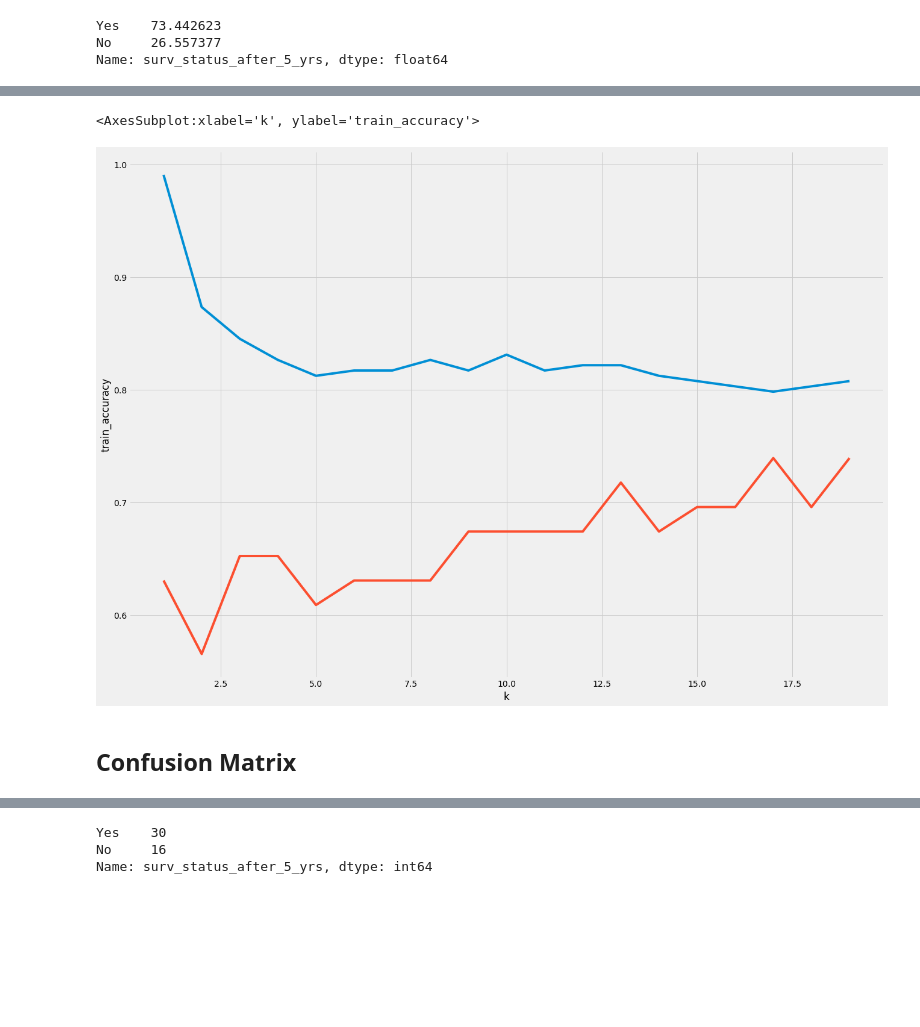
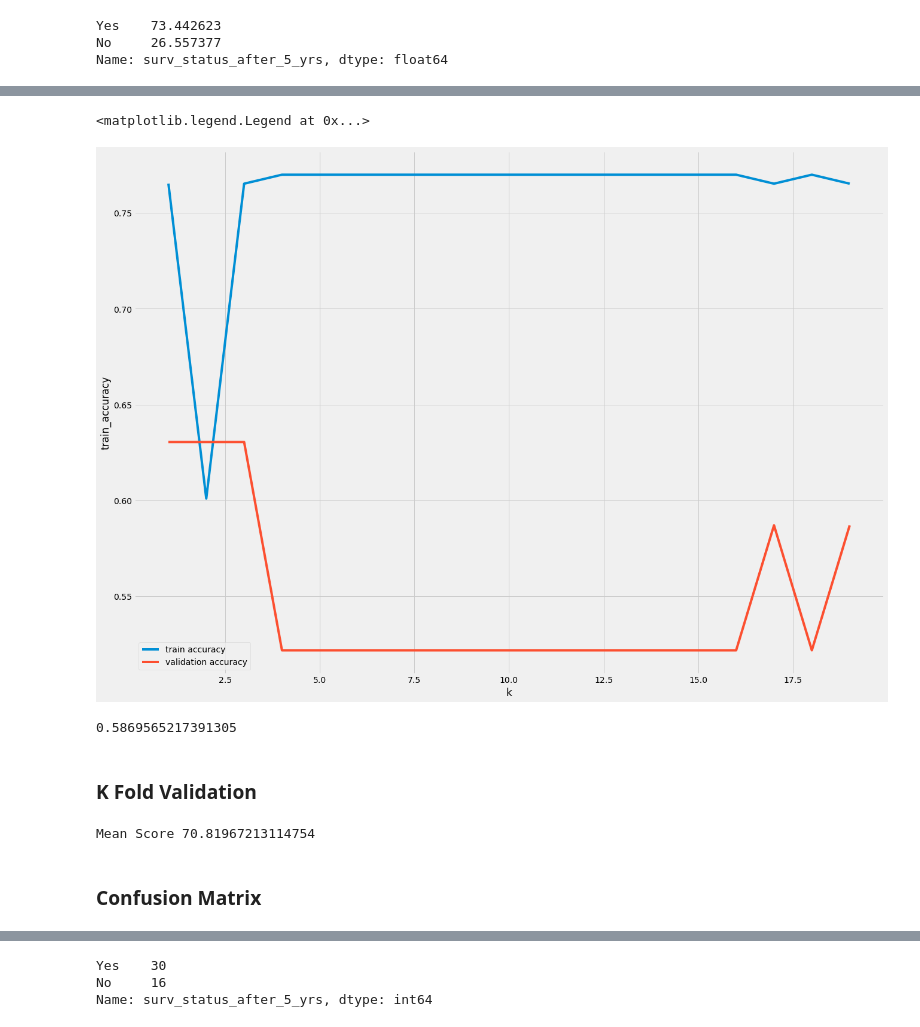
Before and after one commit to ash-captain26/Habermann-Survival, a Jupyter notebook: Habermann_survival.ipynb, the cells around one changed output, grey strips where cells are left out. Cells and saved outputs as stored; diff of their text form; code cells hidden in the pictures; blank space fills up the shorter version.

```diff
--- a/Habermann_survival.ipynb
+++ b/Habermann_survival.ipynb
@@ -492,0 +473,11 @@ plot_tree(model, max_depth=3, feature_names=X_n_train.columns, filled=True, roun
+# %%
+param_dict={'criterion':['gini','entropy'],
+           'max_depth':range(1,100)}
+from sklearn.model_selection import GridSearchCV
+from sklearn.metrics import accuracy_score
+from sklearn.tree import DecisionTreeClassifier
+model=DecisionTreeClassifier()
+model.fit(X_n,y)
+grid=GridSearchCV(model, param_grid=param_dict,cv=5)
+grid.fit(X_n,y)
+print("Best values for Hyper parameter :",grid.best_params_)
@@ -506,7 +561,7 @@ y=cancer_df['surv_status_after_5_yrs']
 # %%
 from sklearn.model_selection import train_test_split
 #first splitting the dataset into train and remaining dataset
-X_train, X_rem, y_train, y_rem= train_test_split(X, y, test_size= 0.30, random_state=0)
+X_train, X_rem, y_train, y_rem= train_test_split(X_n, y, test_size= 0.30, random_state=0)
 #the remaining dataset to be further split into testing and validation dataet
 X_valid,X_test,y_valid,y_test=train_test_split(X_rem,y_rem, test_size=0.5, random_state=0)
 # %% [markdown]
@@ -517,4 +572,4 @@ from sklearn import preprocessing as PPC
 model = PPC.MinMaxScaler(feature_range=(0, 1))
 
 X_train=model.fit_transform(X_train)
-X_test=model.fit_transform(X_test)
+X_valid=model.fit_transform(X_test)
@@ -531,16 +626,32 @@ for i in range(1,20):
 # %%
-frame=pd.DataFrame({"k":range(1,20),"train_accuracy":accuracy,"test_accuracy":test})
+labels=['train_accuracy','validation_accuracy']
+frame=pd.DataFrame({"k":range(1,20),"train_accuracy":accuracy,"validation_accuracy":test})
 plt.figure(figsize=(20,15))
 sns.lineplot(data=frame,x='k',y='train_accuracy')
-sns.lineplot(data=frame,x='k',y='test_accuracy')
+sns.lineplot(data=frame,x='k',y='validation_accuracy')
+plt.legend(['train accuracy','validation accuracy'])
 # %% [output]
-<AxesSubplot:xlabel='k', ylabel='train_accuracy'>
+<matplotlib.legend.Legend at 0x...>
-[figure, old version]
+[figure, new version]
 # %%
 #Predicting the values on test data
-y_pred=model.predict(X_test)
+y_pred=model.predict(X_valid)
+accuracy_score(y_valid,y_pred)
+# %% [output]
+0.5869565217391305
+# %% [markdown]
+### K Fold Validation
+# %%
+from sklearn.model_selection import KFold
+from sklearn.model_selection import cross_val_score
+cv=KFold(n_splits=5, random_state=1, shuffle=True)
+model=KNeighborsClassifier()
+scores=cross_val_score(model, X, y, scoring='accuracy', cv=cv)
+print("Mean Score",np.mean(scores)*100)
+# %% [output]
+Mean Score 70.81967213114754
 # %% [markdown]
-## Confusion Matrix
+### Confusion Matrix
 # %%
 #calculating the confusion matrix
 from sklearn.metrics import confusion_matrix
```
Also changed, not shown: parts of 33 cells of this notebook.
